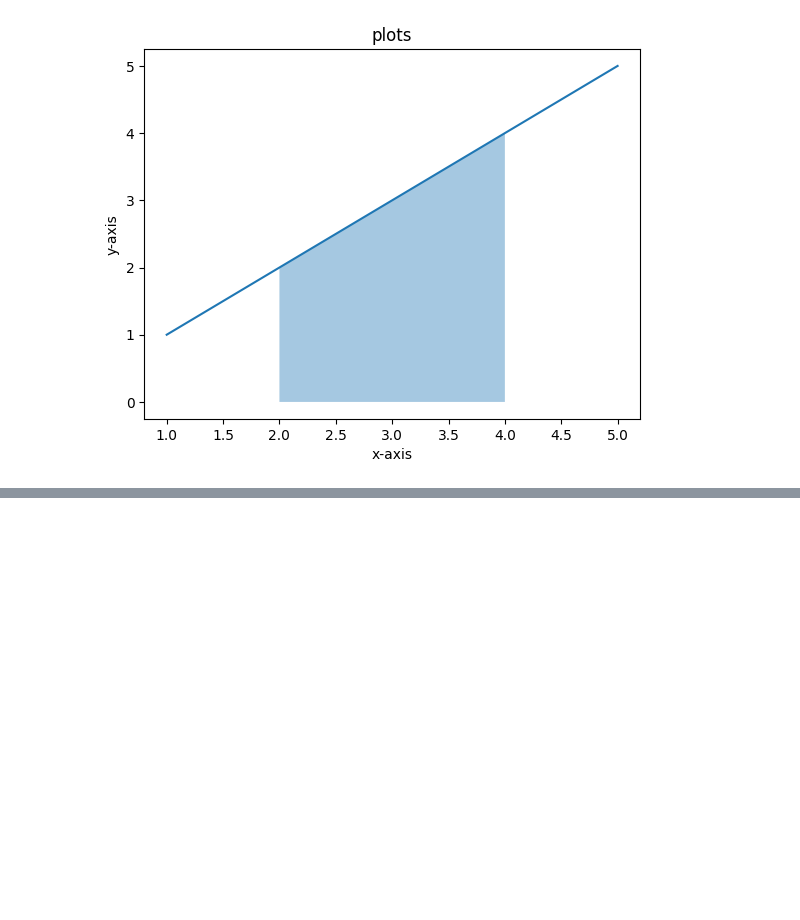
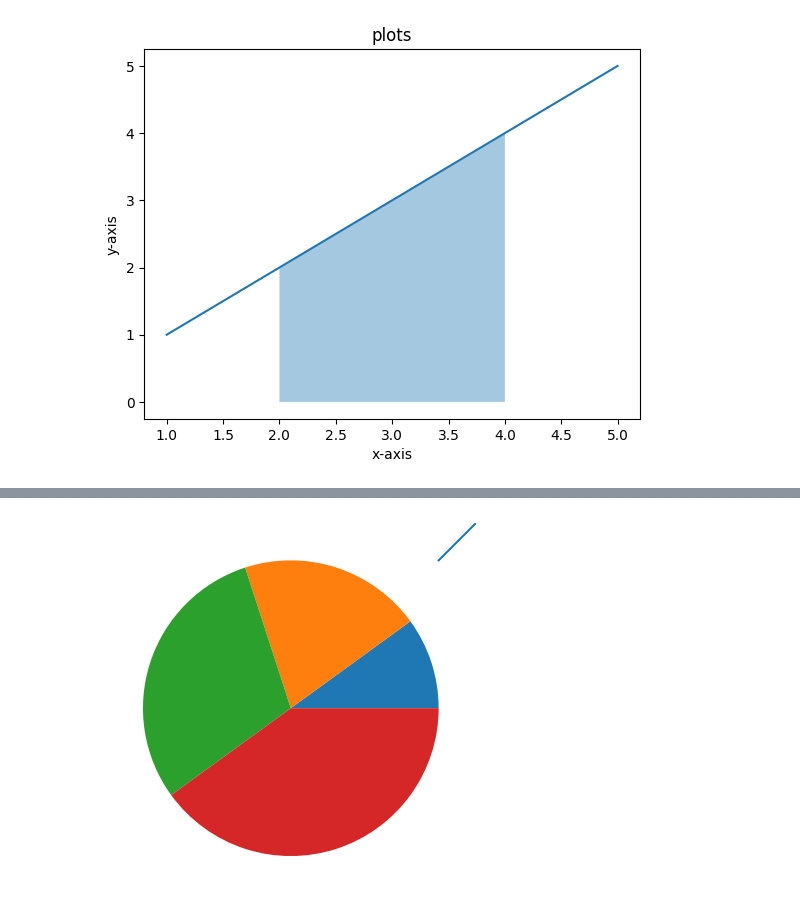
Before and after one commit to Tanay-Dwivedi/DADS-practice, a Jupyter notebook: Python/Matplotlib/matplotlib_practice2.ipynb, the cells around one changed output, grey strips where cells are left out. Saved outputs shown, nothing was run; the diff lists cells and outputs as text; code cells hidden in the pictures; blank space fills up the shorter version.

```diff
--- a/Python/Matplotlib/matplotlib_practice2.ipynb
+++ b/Python/Matplotlib/matplotlib_practice2.ipynb
@@ -383,0 +405,12 @@ plt.show()
+# %%
+# caution the graphs are merging hence we use subplot
+
+x = [1,2,3,4]
+y = [1,2,3,4]
+
+plt.plot(x,y)
+x1 = [10,20,30,40]
+plt.pie(x1)
+plt.show()
+# %% [output]
+[figure, added]
```
Also changed, not shown: parts of 12 cells of this notebook, 2 other files.
